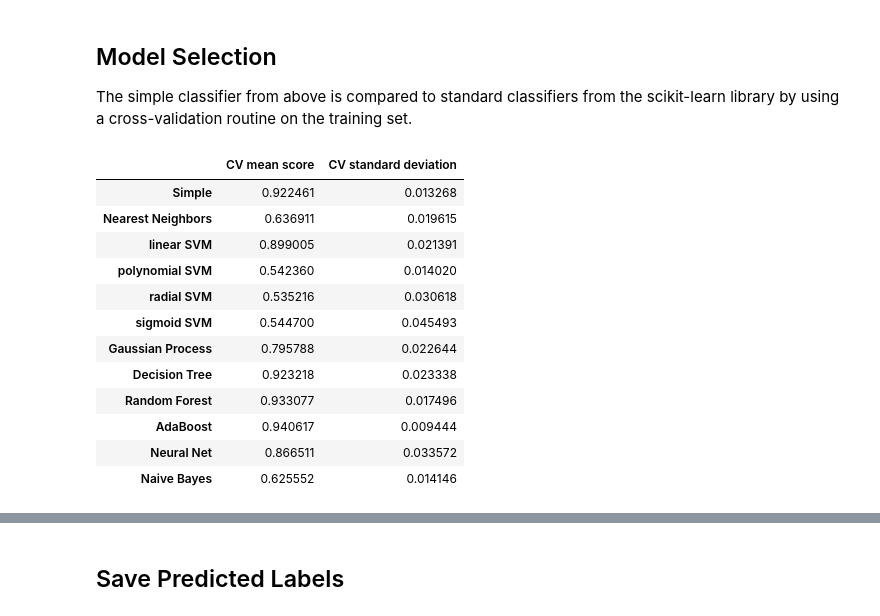
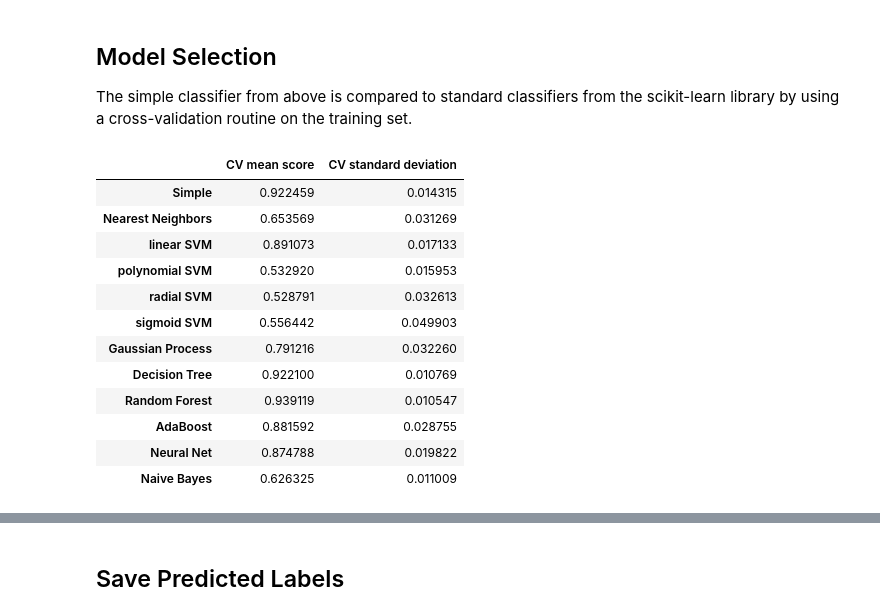
Before and after one commit to maxstollmayer/ML-Challenges, a Jupyter notebook: Challenge-1/Main Notebook.ipynb, the cells around one changed output, grey strips where cells are left out. Cells and saved outputs as stored; diff of their text form; code cells hidden in the pictures.

```diff
--- a/Challenge-1/Main Notebook.ipynb
+++ b/Challenge-1/Main Notebook.ipynb
@@ -259,43 +259,45 @@ from sklearn.ensemble import RandomForestClassifier, AdaBoostClassifier
 from sklearn.neural_network import MLPClassifier
 from sklearn.naive_bayes import GaussianNB
 
+rng = np.random.RandomState(0) # locks the randomness
+
 classifiers = {
     "Simple":            simpleClassifier(),
     "Nearest Neighbors": KNeighborsClassifier(),
-    "linear SVM":        SVC(kernel="linear"),
-    "polynomial SVM":    SVC(kernel="poly"),
-    "radial SVM":        SVC(kernel="rbf"),
-    "sigmoid SVM":       SVC(kernel="sigmoid"),
-    "Gaussian Process":  GaussianProcessClassifier(),
-    "Decision Tree":     DecisionTreeClassifier(),
-    "Random Forest":     RandomForestClassifier(),
-    "AdaBoost":          AdaBoostClassifier(),
-    "Neural Net":        MLPClassifier(),
+    "linear SVM":        SVC(kernel="linear", random_state=rng),
+    "polynomial SVM":    SVC(kernel="poly", random_state=rng),
+    "radial SVM":        SVC(kernel="rbf", random_state=rng),
+    "sigmoid SVM":       SVC(kernel="sigmoid", random_state=rng),
+    "Gaussian Process":  GaussianProcessClassifier(random_state=rng),
+    "Decision Tree":     DecisionTreeClassifier(random_state=rng),
+    "Random Forest":     RandomForestClassifier(random_state=rng),
+    "AdaBoost":          AdaBoostClassifier(random_state=rng),
+    "Neural Net":        MLPClassifier(alpha=1, max_iter=1000, random_state=rng),
     "Naive Bayes":       GaussianNB()
 }
 # %%
 from sklearn.model_selection import cross_val_score, StratifiedKFold
 
-cvSplit = StratifiedKFold(10, shuffle=True)
+cvSplit = StratifiedKFold(10, shuffle=True, random_state=rng)
 comparisonTable = pd.DataFrame()
 
 for name, clf in classifiers.items():
     cvScores = cross_val_score(clf, trainData, trainLabels, cv=cvSplit, scoring="accuracy")
-    comparisonTable.loc[name, "CV mean score"] = cvScores.mean()
-    comparisonTable.loc[name, "CV standard deviation"] = cvScores.std()
+    comparisonTable.loc[name, "Mean score"] = cvScores.mean()
+    comparisonTable.loc[name, "Standard deviation"] = cvScores.std()
+
+comparisonTable.style.highlight_max("Mean score")
+# %% [output]
+|  | CV mean score | CV standard deviation |
+| Simple | 0.922459 | 0.014315 |
+| Nearest Neighbors | 0.653569 | 0.031269 |
+| linear SVM | 0.891073 | 0.017133 |
+| polynomial SVM | 0.532920 | 0.015953 |
+| radial SVM | 0.528791 | 0.032613 |
+| sigmoid SVM | 0.556442 | 0.049903 |
+| Gaussian Process | 0.791216 | 0.032260 |
+| Decision Tree | 0.922100 | 0.010769 |
+| Random Forest | 0.939119 | 0.010547 |
+| AdaBoost | 0.881592 | 0.028755 |
+| Neural Net | 0.874788 | 0.019822 |
+| Naive Bayes | 0.626325 | 0.011009 |
-# %%
-comparisonTable.style.highlight_max("CV mean score").highlight_min("CV standard deviation")
-# %% [output]
-|  | CV mean score | CV standard deviation |
-| Simple | 0.922461 | 0.013268 |
-| Nearest Neighbors | 0.636911 | 0.019615 |
-| linear SVM | 0.899005 | 0.021391 |
-| polynomial SVM | 0.542360 | 0.014020 |
-| radial SVM | 0.535216 | 0.030618 |
-| sigmoid SVM | 0.544700 | 0.045493 |
-| Gaussian Process | 0.795788 | 0.022644 |
-| Decision Tree | 0.923218 | 0.023338 |
-| Random Forest | 0.933077 | 0.017496 |
-| AdaBoost | 0.940617 | 0.009444 |
-| Neural Net | 0.866511 | 0.033572 |
-| Naive Bayes | 0.625552 | 0.014146 |
```
Also changed, not shown: parts of 31 cells of this notebook, 3 other files.
